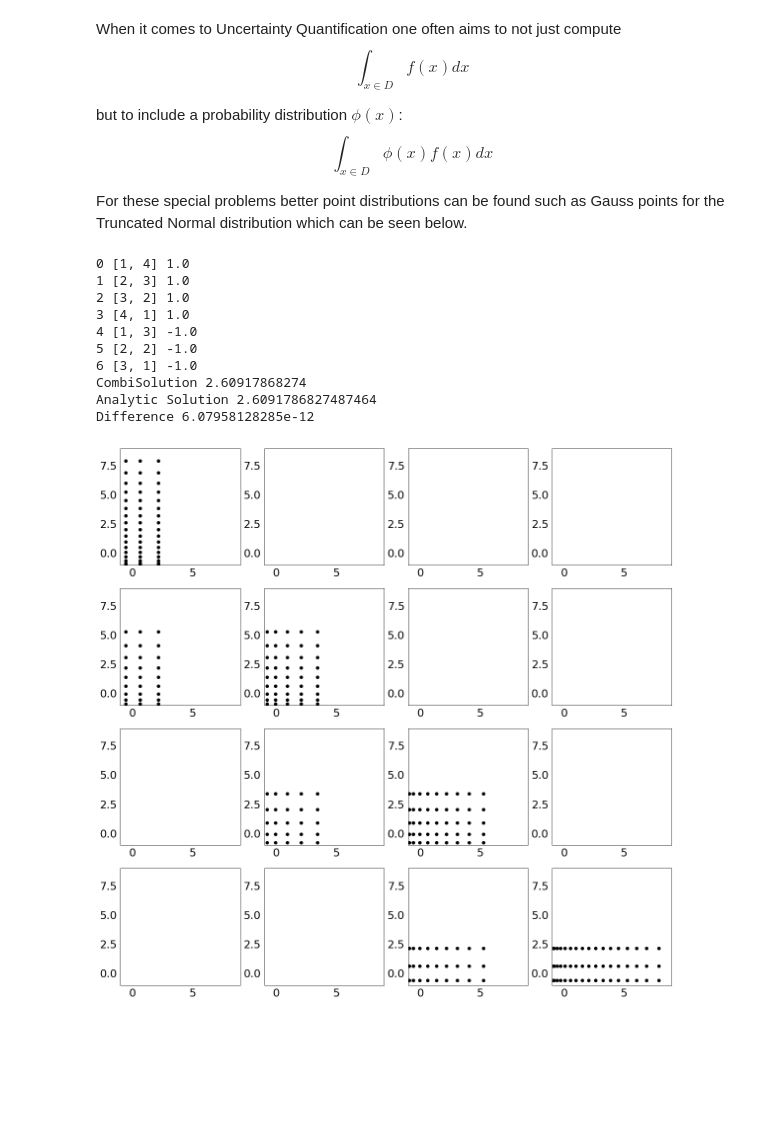
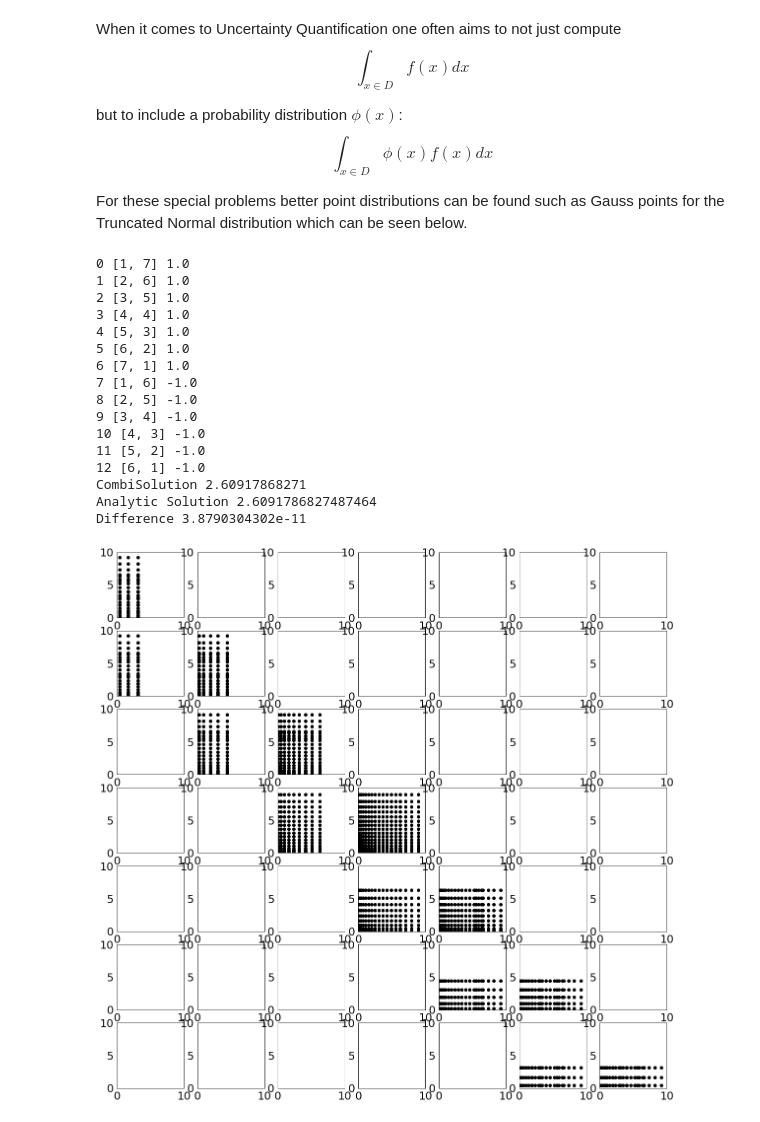
Before and after one commit to obersteiner/sparseSpACE, a Jupyter notebook: Grid_Tutorial.ipynb, the cells around one changed output. Saved outputs shown, nothing was run; the diff lists cells and outputs as text; code cells hidden in the pictures; blank space fills up the shorter version.

```diff
--- a/Grid_Tutorial.ipynb
+++ b/Grid_Tutorial.ipynb
@@ -198,33 +198,39 @@ For these special problems better point distributions can be found such as Gauss
 # %%
 %matplotlib inline
 from Function import *
 from StandardCombi import *
 from Grid import *
 import numpy as np
 dim = 2
 coeffs = np.ones(dim)
 a = np.ones(dim) * 0
 b = np.ones(dim) * 10
 mean = np.ones(dim)
 std_dev = np.ones(dim)
 grid = TruncatedNormalDistributionGrid(a=a,b=b,dim=dim, mean=mean, std_dev=std_dev)
 
 model = FunctionUQNormal2(FunctionUQ2(), mean, std_dev, a, b)
 combiObject = StandardCombi(a, b, grid)
 minimum_level = 1
-maximum_level = 4
+maximum_level = 7
 combiObject.perform_combi(minimum_level, maximum_level, model)
 combiObject.print_resulting_combi_scheme()
 combiObject.print_resulting_sparsegrid()
 # %% [output]
-0 [1, 4] 1.0
-1 [2, 3] 1.0
-2 [3, 2] 1.0
-3 [4, 1] 1.0
-4 [1, 3] -1.0
-5 [2, 2] -1.0
-6 [3, 1] -1.0
-CombiSolution 2.60917868274
+0 [1, 7] 1.0
+1 [2, 6] 1.0
+2 [3, 5] 1.0
+3 [4, 4] 1.0
+4 [5, 3] 1.0
+5 [6, 2] 1.0
+6 [7, 1] 1.0
+7 [1, 6] -1.0
+8 [2, 5] -1.0
+9 [3, 4] -1.0
+10 [4, 3] -1.0
+11 [5, 2] -1.0
+12 [6, 1] -1.0
+CombiSolution 2.60917868271
 Analytic Solution 2.6091786827487464
-Difference 6.07958128285e-12
+Difference 3.8790304302e-11
-[figure, old version]
+[figure, new version]
```
Also changed, not shown: parts of 1 cell of this notebook, 4 other files.
